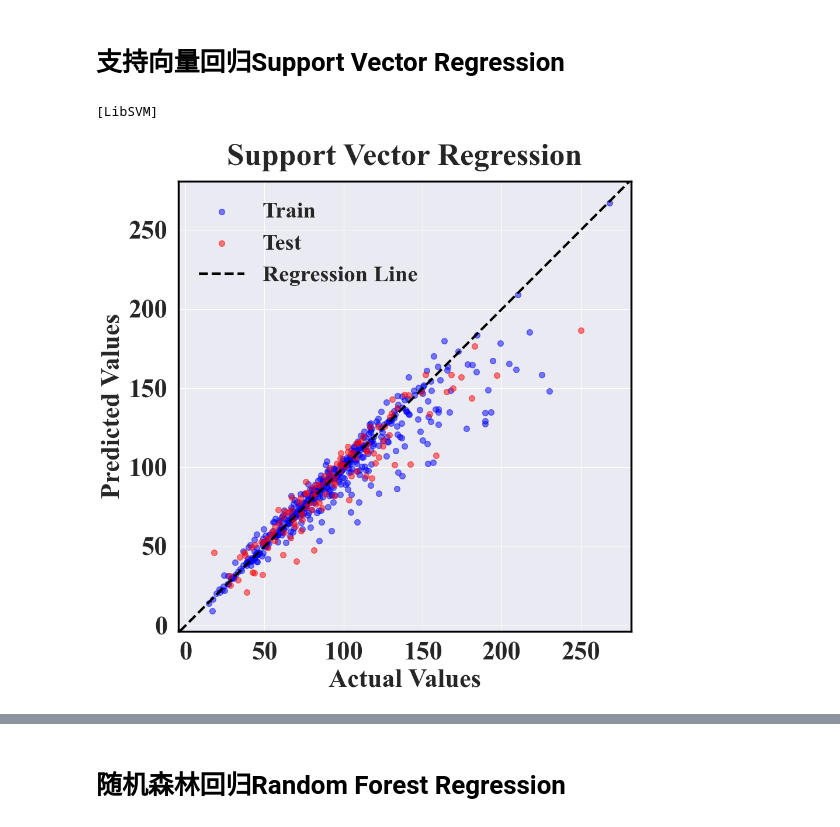
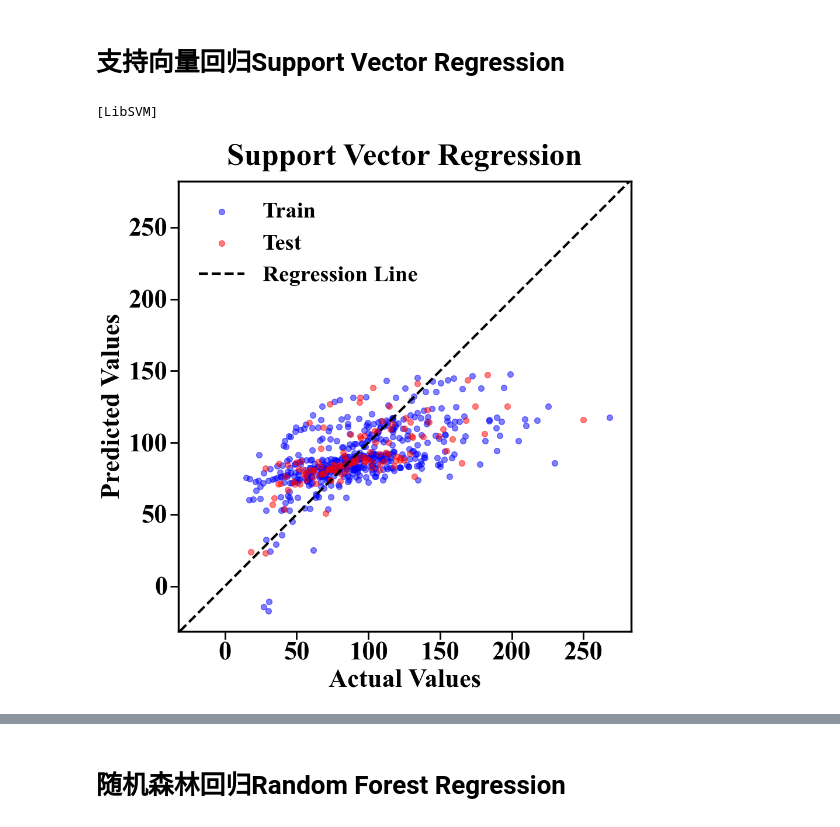
Before and after one commit to YYCHEN2001/Carbon_Cathode_New, a Jupyter notebook: ML_model/1_ML_results.ipynb, the cells around one changed output, grey strips where cells are left out. Saved outputs shown, nothing was run; the diff lists cells and outputs as text; code cells hidden in the pictures.

```diff
--- a/ML_model/1_ML_results.ipynb
+++ b/ML_model/1_ML_results.ipynb
@@ -19,8 +19,14 @@ data
 | 599 | 11.38 | 8.71 | 499.8 | 0.5043 | 20.488195 | 4.040000 | 1.070 | 2 | 1 | 3.0 | 1.6 | ... |
 600 rows × 13 columns
 # %%
-from function import split_data
-X_train_scaled, X_test_scaled, y_train, y_test = split_data(data)
+from sklearn.model_selection import train_test_split
+data['target_class'] = pd.qcut(data['Cs'], q=10, labels=False)
+X = data.drop(['Cs', 'target_class'], axis=1)
+y = data['Cs']
+stratify_column = data['target_class']
+
+# 数据拆分
+X_train, X_test, y_train, y_test = train_test_split(X, y, test_size=0.2, random_state=21, stratify=stratify_column)
 # %% [markdown]
 # 线性回归 Linear Regression
 # %%
@@ -28,9 +34,9 @@ from function import metrics_to_dataframe, plot_actual_vs_predicted
 from sklearn.linear_model import LinearRegression
 
 lr = LinearRegression()
-lr.fit(X_train_scaled, y_train)
-y_train_pred = lr.predict(X_train_scaled)
-y_test_pred = lr.predict(X_test_scaled)
+lr.fit(X_train, y_train)
+y_train_pred = lr.predict(X_train)
+y_test_pred = lr.predict(X_test)
 
 lr_metrics = metrics_to_dataframe(y_train, y_train_pred, y_test, y_test_pred, 'Linear Regression')
 plot_actual_vs_predicted(y_train, y_train_pred, y_test, y_test_pred, 'Linear Regression','lr.png')
@@ -45,26 +51,26 @@ lr_metrics
 # %%
 from sklearn.svm import SVR
 
 svr = SVR(
     C=5,
     kernel='poly',
     degree=5,
     gamma='scale',
     coef0=5,
     epsilon=0.75,
     verbose=True
 )
 
-svr.fit(X_train_scaled, y_train)
+svr.fit(X_train, y_train)
 
-y_train_pred = svr.predict(X_train_scaled)
-y_test_pred = svr.predict(X_test_scaled)
+y_train_pred = svr.predict(X_train)
+y_test_pred = svr.predict(X_test)
 
 svr_metrics = metrics_to_dataframe(y_train, y_train_pred, y_test, y_test_pred, 'Support Vector Regression')
 plot_actual_vs_predicted(y_train, y_train_pred, y_test, y_test_pred, 'Support Vector Regression', 'svr.png')
 
 svr_metrics
 # %% [output]
 [LibSVM]
-[figure, old version]
+[figure, new version]
 |  | model | R2_train | MAE_train | MAPE_train | RMSE_train | R2_test | MAE_test | MAPE_test | RMSE_test |
```
Also changed, not shown: parts of 8 cells of this notebook, 3 other files.
